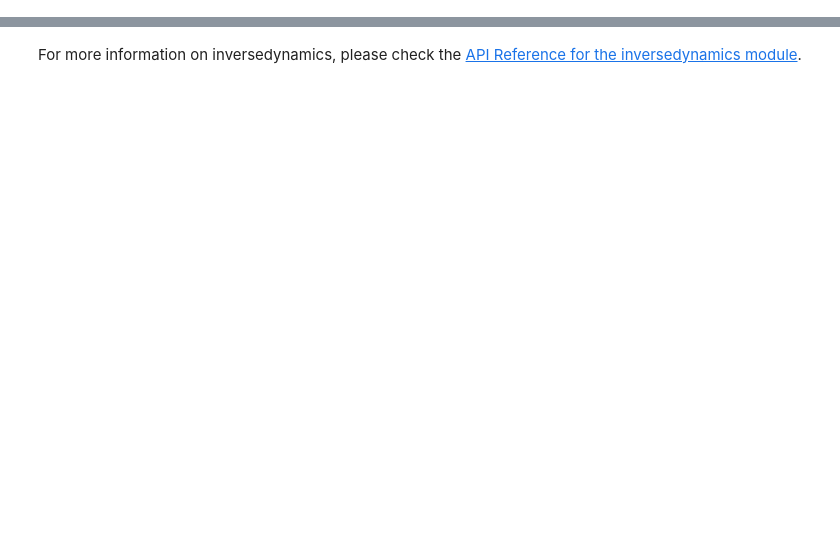
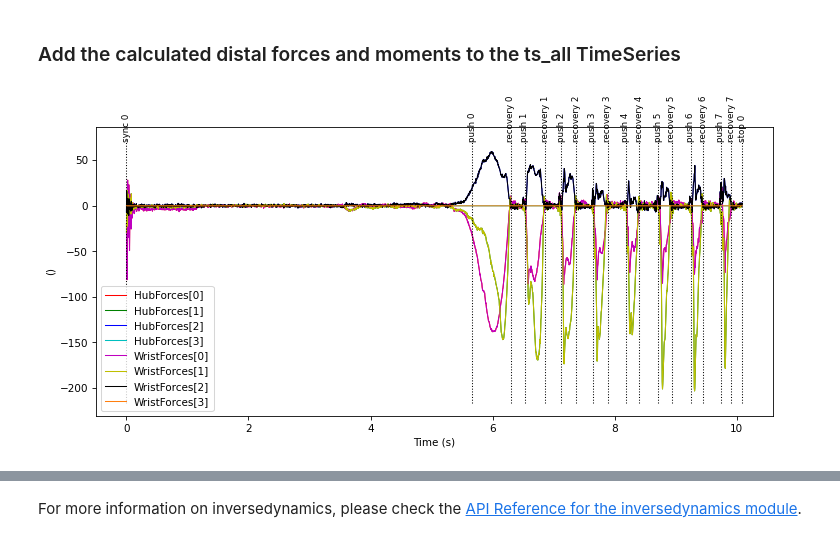
Before and after one commit to kineticstoolkit/kineticstoolkit, a Jupyter notebook: doc/inversedynamics.ipynb, the cells around one changed output, grey strips where cells are left out. Saved outputs shown, nothing was run; the diff lists cells and outputs as text; code cells hidden in the pictures; blank space fills up the shorter version.

```diff
--- a/doc/inversedynamics.ipynb
+++ b/doc/inversedynamics.ipynb
@@ -111,0 +204,4 @@ new_ts.plot(['ProximalForces', 'ProximalMoments'])
+# %%
+ts = ktk.inversedynamics.calculate_segment_angles(ts)
+
+ts.data
@@ -111,0 +221,4 @@ new_ts.plot(['ProximalForces', 'ProximalMoments'])
+# %%
+ts = ktk.inversedynamics.calculate_segment_rotation_rates(ts, 'butter', fc=10)
+
+ts.data
@@ -111,0 +240,4 @@ new_ts.plot(['ProximalForces', 'ProximalMoments'])
+# %%
+ts = ktk.inversedynamics.calculate_proximal_wrench(ts, inertial_constants)
+
+ts.data
@@ -111,0 +260,11 @@ new_ts.plot(['ProximalForces', 'ProximalMoments'])
+# %% [markdown]
+### Add the calculated distal forces and moments to the ts_all TimeSeries
+# %%
+ts_all.data['WristForces'] = ts.data['ProximalForces']
+ts_all.data['WristMoments'] = ts.data['ProximalMoments']
+# %%
+# Plot the hub and wrist forces (identical since
+# there were no inertial constants on this segment)
+ts_all.plot(['HubForces', 'WristForces'])
+# %% [output]
+[figure, added]
```
Also changed, not shown: parts of 47 cells of this notebook, 37 other files.
